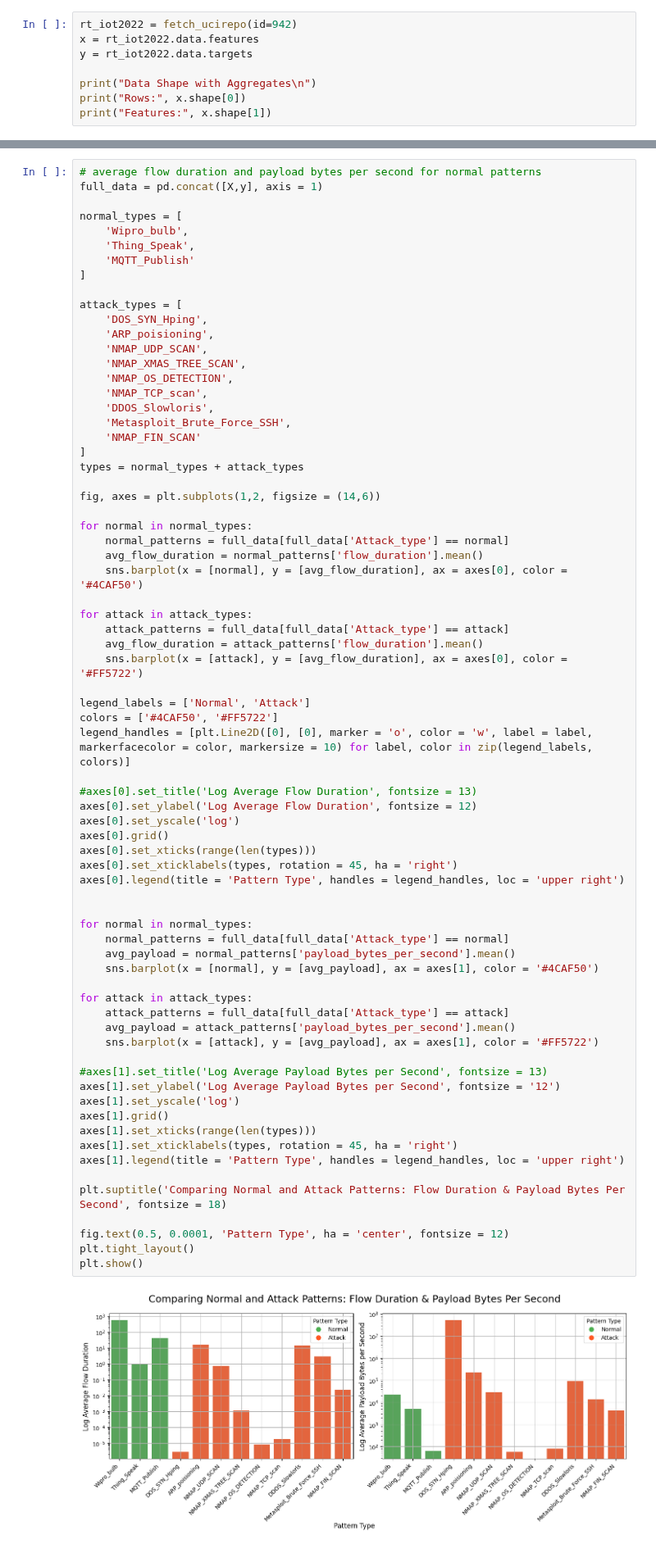
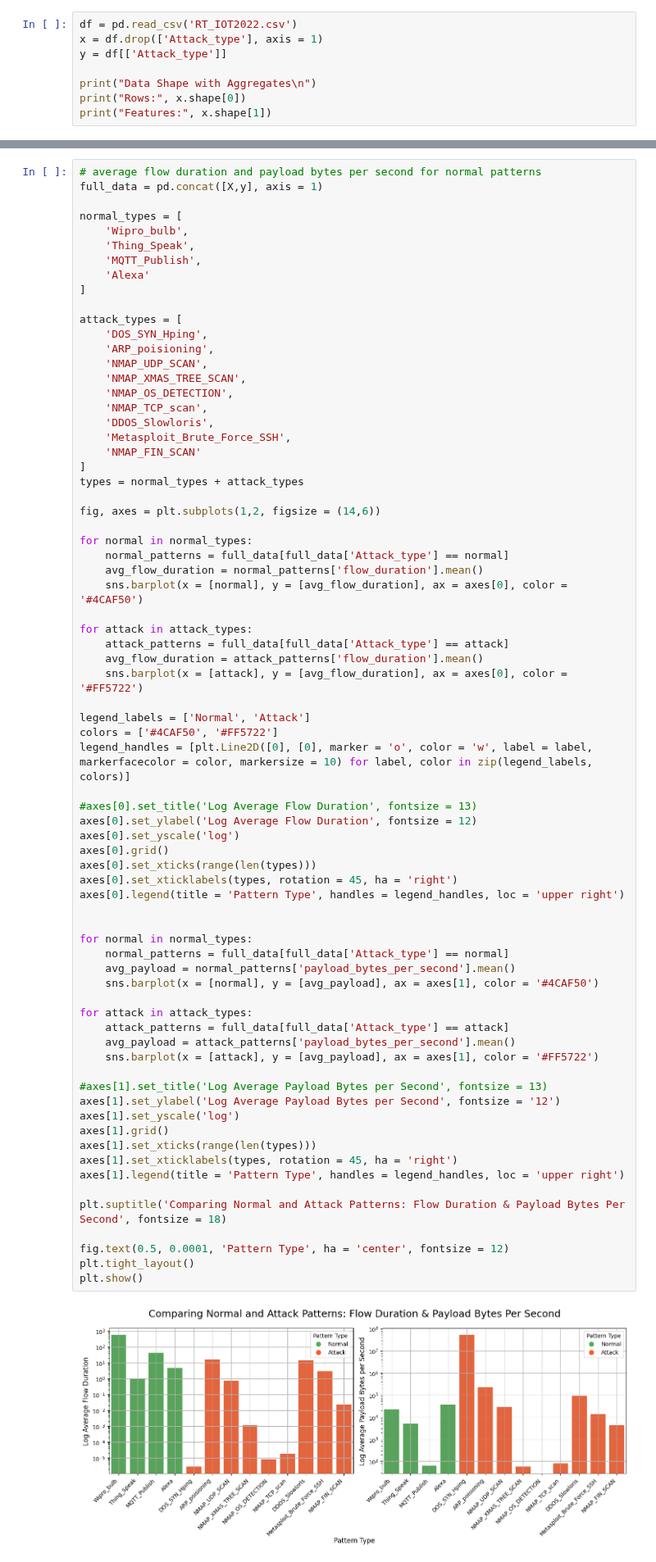
Before and after one commit to connormcmanigal/IoT-IDS-VAE-Classification, a Jupyter notebook: report.ipynb, the cells around one changed output, grey strips where cells are left out. Shown at 82% size. Drawn from its saved outputs; the diff is of its cells as text.

Commit message:
updated report with new data

```diff
--- a/report.ipynb
+++ b/report.ipynb
@@ -13,7 +12,7 @@ from ucimlrepo import fetch_ucirepo
 # %%
-rt_iot2022 = fetch_ucirepo(id=942)
-x = rt_iot2022.data.features
-y = rt_iot2022.data.targets
+df = pd.read_csv('RT_IOT2022.csv')
+x = df.drop(['Attack_type'], axis = 1)
+y = df[['Attack_type']]
 
 print("Data Shape with Aggregates\n")
 print("Rows:", x.shape[0])
@@ -182,7 +182,8 @@ full_data = pd.concat([X,y], axis = 1)
 normal_types = [
     'Wipro_bulb',
     'Thing_Speak',
-    'MQTT_Publish'
+    'MQTT_Publish',
+    'Alexa'
 ]
 
 attack_types = [
@@ -220,34 +221,34 @@ axes[0].set_yscale('log')
 axes[0].grid()
 axes[0].set_xticks(range(len(types)))
 axes[0].set_xticklabels(types, rotation = 45, ha = 'right')
 axes[0].legend(title = 'Pattern Type', handles = legend_handles, loc = 'upper right')
 
 
 for normal in normal_types:
     normal_patterns = full_data[full_data['Attack_type'] == normal]
     avg_payload = normal_patterns['payload_bytes_per_second'].mean()
     sns.barplot(x = [normal], y = [avg_payload], ax = axes[1], color = '#4CAF50')
 
 for attack in attack_types:
     attack_patterns = full_data[full_data['Attack_type'] == attack]
     avg_payload = attack_patterns['payload_bytes_per_second'].mean()
     sns.barplot(x = [attack], y = [avg_payload], ax = axes[1], color = '#FF5722')
 
 #axes[1].set_title('Log Average Payload Bytes per Second', fontsize = 13)
 axes[1].set_ylabel('Log Average Payload Bytes per Second', fontsize = '12')
 axes[1].set_yscale('log')
 axes[1].grid()
 axes[1].set_xticks(range(len(types)))
 axes[1].set_xticklabels(types, rotation = 45, ha = 'right')
 axes[1].legend(title = 'Pattern Type', handles = legend_handles, loc = 'upper right')
 
 plt.suptitle('Comparing Normal and Attack Patterns: Flow Duration & Payload Bytes Per Second', fontsize = 18)
 
 fig.text(0.5, 0.0001, 'Pattern Type', ha = 'center', fontsize = 12)
 plt.tight_layout()
 plt.show()
 # %% [output]
-[figure, old version]
+[figure, new version]
 # %%
 # forward, backward, and flow packets per second by Attack Pattern
 fwd = []
```
Also changed, not shown: parts of 12 cells of this notebook.
